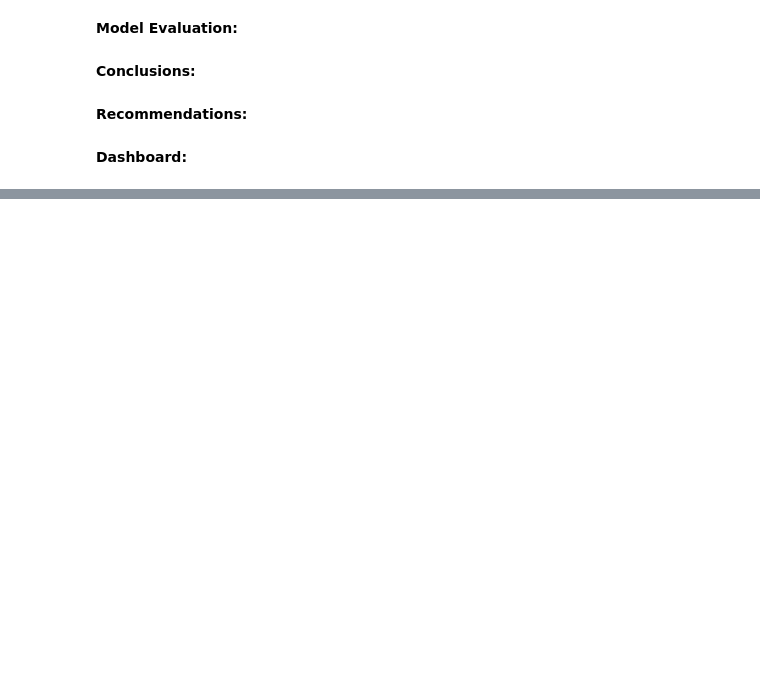
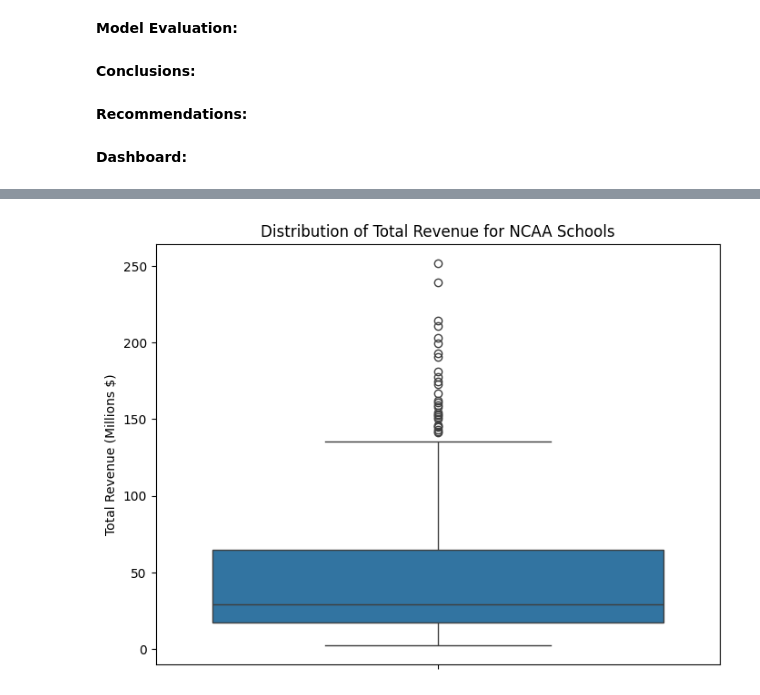
Before and after one commit to mrowsey16/IS4487Final, a Jupyter notebook: NCAA_NIL_ANALYSIS.ipynb, the cells around one changed output, grey strips where cells are left out. Saved outputs shown, nothing was run; the diff lists cells and outputs as text; code cells hidden in the pictures; blank space fills up the shorter version.

```diff
--- a/NCAA_NIL_ANALYSIS.ipynb
+++ b/NCAA_NIL_ANALYSIS.ipynb
@@ -56,7 +56,8 @@ User uploaded file "NCAA Finances Revenue and Expenses by School.xlsx" with leng
 # %%
 import pandas as pd
 
-# Assuming 'fn' contains the name of the uploaded file
+# Explicitly define fn with the correct uploaded filename and full path
+fn = '/content/NCAA Finances Revenue and Expenses by School.xlsx'
 df = pd.read_excel(fn)
 
 print(df.head())
@@ -194,0 +397,11 @@ print(df_nil.head())
+# %%
+import matplotlib.pyplot as plt
+import seaborn as sns
+
+plt.figure(figsize=(8, 6))
+sns.boxplot(y=df['Total Revenue'] / 1_000_000) # Dividing by 1 million to represent in Millions $
+plt.title('Distribution of Total Revenue for NCAA Schools')
+plt.ylabel('Total Revenue (Millions $)')
+plt.show()
+# %% [output]
+[figure, added]
```
Also changed, not shown: parts of 31 cells of this notebook.
